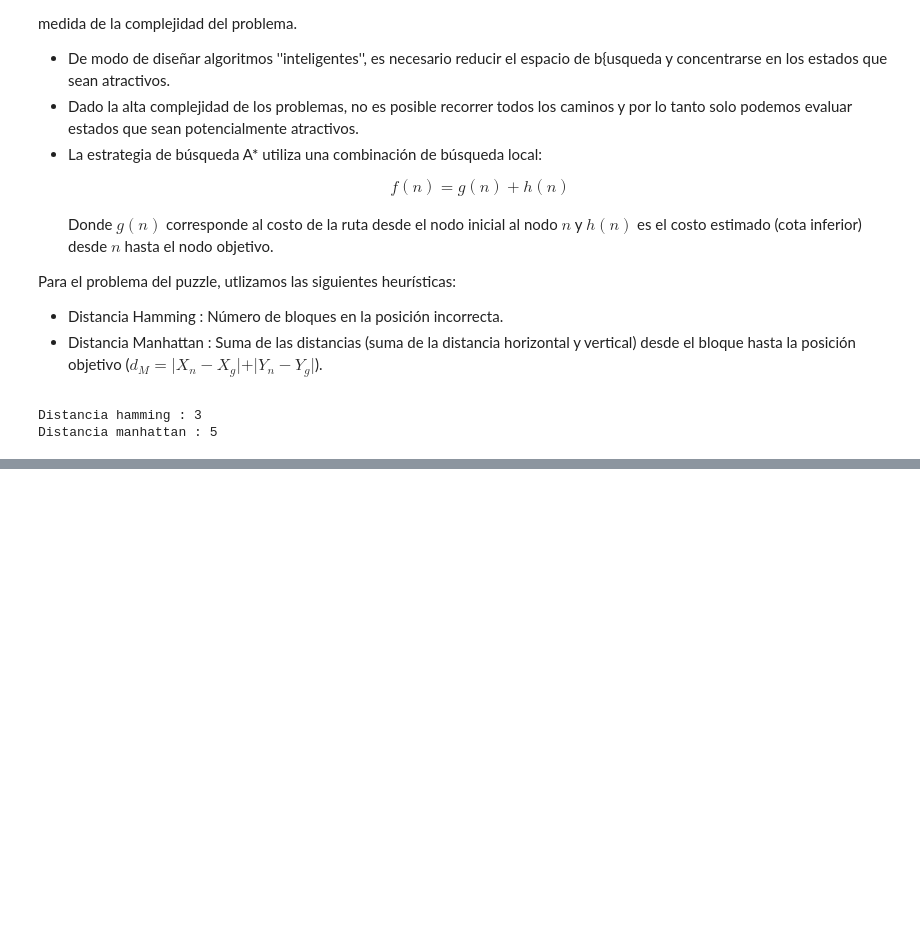
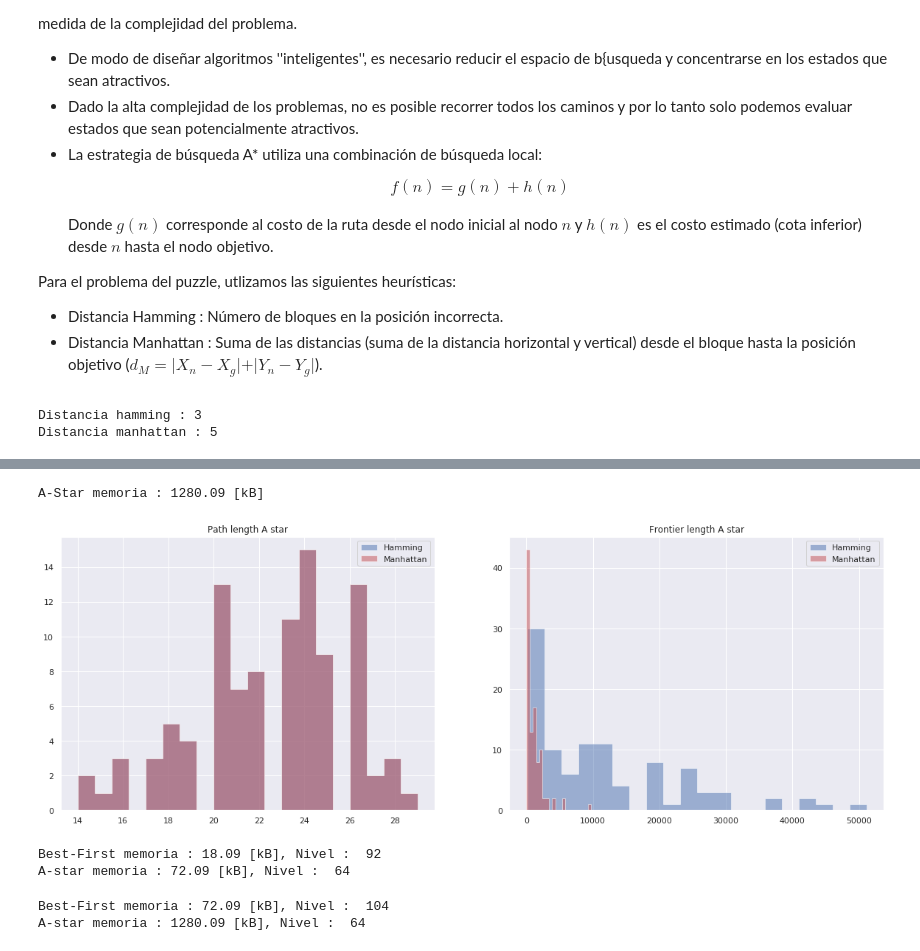
Before and after one commit to sherna90/inteligencia_artificial, a Jupyter notebook: 1.-search_agent.ipynb, the cells around one changed output, grey strips where cells are left out. Drawn from its saved outputs; the diff is of its cells as text; code cells hidden in the pictures; blank space fills up the shorter version.

Commit message:
search

```diff
--- a/1.-search_agent.ipynb
+++ b/1.-search_agent.ipynb
@@ -478,0 +496,53 @@ plt.show()
+# %%
+astar_solver=astar_puzzle(random_start,hamming)
+astar_tree,k,h=astar_solver.search(goal)
+path=get_path(astar_tree,goal)
+
+#for p in path:
+#    print(p.state,p.level)
+#    print('---------------')
+#print('frontier : {0}, visited : {1}'.format(k,h))
+
+print('A-Star memoria : {0:.2f} [kB]'.format(sys.getsizeof(astar_tree)/1024))
+# %% [output]
+A-Star memoria : 1280.09 [kB]
+# %%
+import matplotlib.pyplot as plt
+import seaborn as sns
+sns.set(style="darkgrid")
+
+hamming_path=[]
+hamming_frontier=[]
+manhattan_path=[]
+manhattan_frontier=[]
+
+
+for i in range(100):
+    while True:
+        random_start=puzzle(np.random.permutation(np.arange(dim*dim)).reshape((dim,dim)),0)
+        if random_start.solvable() : break
+    solver1=astar_puzzle(random_start,hamming)
+    solver2=astar_puzzle(random_start,manhattan)
+    p1,i,j=solver1.search(goal)
+    p2,k,h=solver2.search(goal)
+    hamming_path.append(j)
+    hamming_frontier.append(i)
+    manhattan_path.append(h)
+    manhattan_frontier.append(k)
+
+
+plt.figure(figsize=(20,15))
+plt.plot([1,2,3])
+plt.subplot(221)
+plt.hist(hamming_path,bins=20 , histtype='stepfilled', color='b', alpha=0.5, label='Hamming')
+plt.hist(manhattan_path,bins=20, histtype='stepfilled',  color='r', alpha=0.5, label='Manhattan')
+plt.title("Path length A star")
+plt.legend()
+plt.subplot(222)
+plt.hist(hamming_frontier,bins=20, histtype='stepfilled',  color='b', alpha=0.5, label='Hamming')
+plt.hist(manhattan_frontier,bins=20, histtype='stepfilled', color='r', alpha=0.5, label='Manhattan')
+plt.title("Frontier length A star")
+plt.legend()
+plt.show()
+# %% [output]
+[figure, added]
@@ -478,0 +561,24 @@ plt.show()
+# %%
+new_node=gen_state(level=40)
+
+solver=bestfirst_puzzle(new_node,manhattan)
+bf_tree,k1,d1=solver.search(goal)
+print('Best-First memoria : {0:.2f} [kB], Nivel : '.format(sys.getsizeof(bf_tree)/1024),d1)
+
+solver=astar_puzzle(new_node,manhattan)
+astar_tree,k2,d2=solver.search(goal)
+print('A-star memoria : {0:.2f} [kB], Nivel : '.format(sys.getsizeof(astar_tree)/1024),d2)
+# %% [output]
+Best-First memoria : 18.09 [kB], Nivel :  92
+A-star memoria : 72.09 [kB], Nivel :  64
+# %%
+solver=bestfirst_puzzle(new_node,hamming)
+bf_tree,k1,d1=solver.search(goal)
+print('Best-First memoria : {0:.2f} [kB], Nivel : '.format(sys.getsizeof(bf_tree)/1024),d1)
+
+solver=astar_puzzle(new_node,hamming)
+astar_tree,k2,d2=solver.search(goal)
+print('A-star memoria : {0:.2f} [kB], Nivel : '.format(sys.getsizeof(astar_tree)/1024),d2)
+# %% [output]
+Best-First memoria : 72.09 [kB], Nivel :  104
+A-star memoria : 1280.09 [kB], Nivel :  64
```
Also changed, not shown: parts of 6 cells of this notebook.
